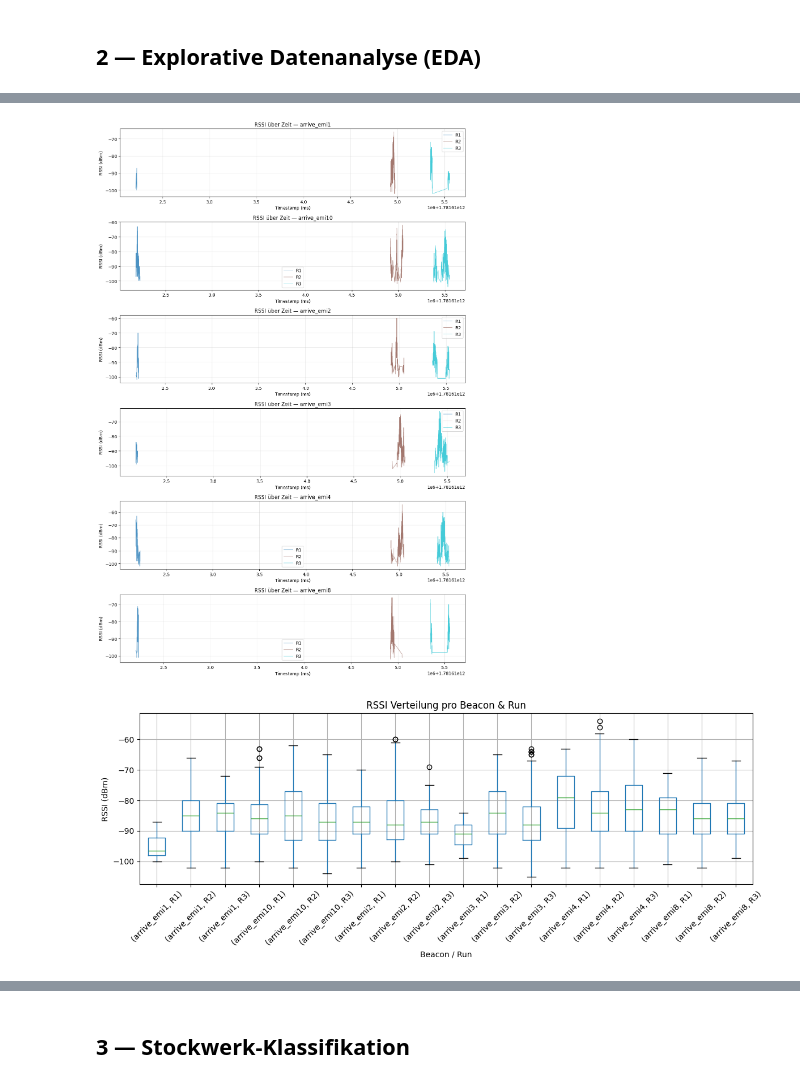
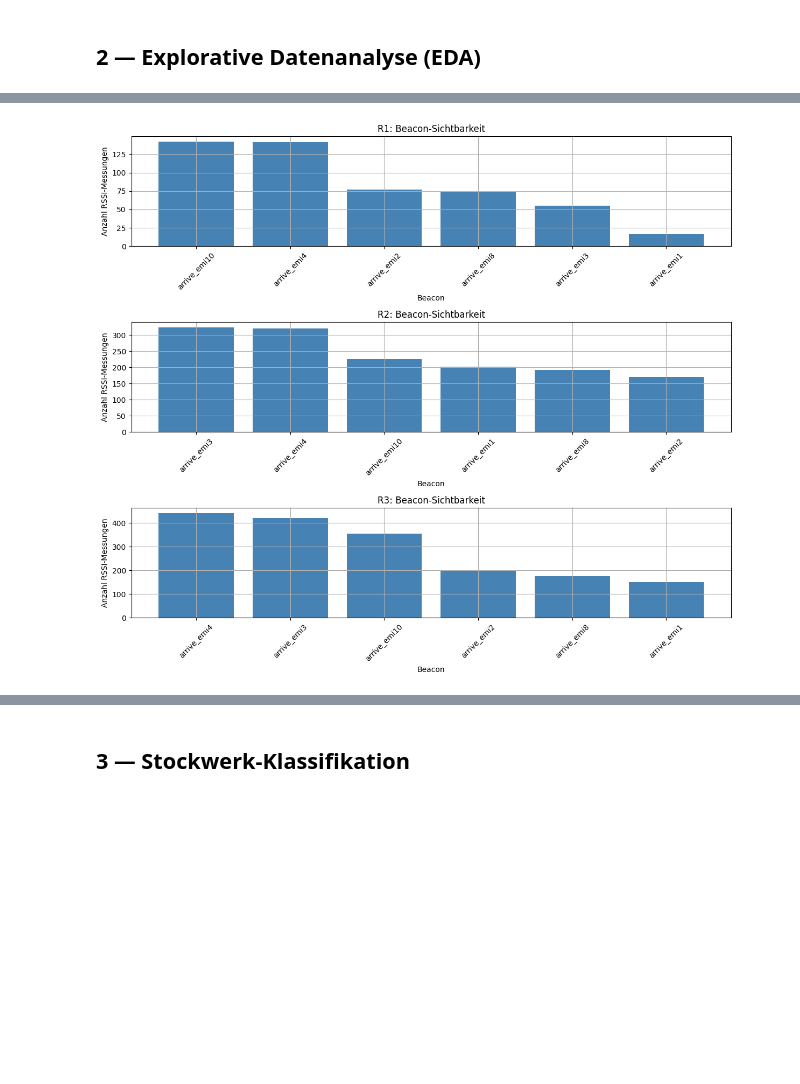
Before and after one commit to M4ngo404/embedded_intelligence, a Jupyter notebook: notebooks/rssi_position_analysis.ipynb, the cells around one changed output, grey strips where cells are left out. Cells and saved outputs as stored; diff of their text form; code cells hidden in the pictures; blank space fills up the shorter version.

```diff
--- a/notebooks/rssi_position_analysis.ipynb
+++ b/notebooks/rssi_position_analysis.ipynb
@@ -113,34 +97,34 @@ max    3772.000000  1.781616e+12   -54.000000
-# %%
-beacons_list = sorted(rssi_df['beacon_name'].unique())
-runs_list    = sorted(rssi_df['run_id'].unique())
-colors       = cm.tab10(np.linspace(0, 1, len(runs_list)))
-
-fig, axes = plt.subplots(len(beacons_list), 1, figsize=(12, 3 * len(beacons_list)), squeeze=False)
-
-for i, beacon in enumerate(beacons_list):
-    ax = axes[i, 0]
-    for run, col in zip(runs_list, colors):
-        subset = rssi_df[(rssi_df['beacon_name'] == beacon) & (rssi_df['run_id'] == run)]
-        if len(subset) > 1:
-            subset = subset.sort_values('timestamp_ms')
-            ax.plot(subset['timestamp_ms'], subset['rssi'], label=run, color=col, alpha=0.8, linewidth=0.8)
-    ax.set_title(f'RSSI über Zeit — {beacon}')
-    ax.set_xlabel('Timestamp (ms)'); ax.set_ylabel('RSSI (dBm)')
-    ax.legend(); ax.grid(True, alpha=0.3)
-
-plt.tight_layout()
-#plt.savefig('rssi_over_time.png', dpi=120)
-plt.show()
-# %% [output]
-[figure, removed]
-# %%
-fig, ax = plt.subplots(figsize=(12, 5))
-rssi_df.boxplot(column='rssi', by=['beacon_name', 'run_id'], ax=ax, rot=45)
-ax.set_title('RSSI Verteilung pro Beacon & Run')
-ax.set_xlabel('Beacon / Run'); ax.set_ylabel('RSSI (dBm)')
-plt.suptitle('')
-plt.tight_layout()
-#plt.savefig('rssi_boxplot.png', dpi=120)
-plt.show()
-# %% [output]
-[figure, removed]
+# %%
+visibility = (
+    rssi_df.groupby(["run_id", "beacon_name"])
+    .size()
+    .reset_index(name="n_measurements")
+)
+
+fig, axes = plt.subplots(
+    len(RUN_IDS),
+    1,
+    figsize=(12, 3.5 * len(RUN_IDS)),
+    sharex=False,
+)
+
+for ax, run_id in zip(axes, RUN_IDS):
+    run_visibility = (
+        visibility[visibility["run_id"] == run_id]
+        .sort_values("n_measurements", ascending=False)
+    )
+
+    ax.bar(
+        run_visibility["beacon_name"],
+        run_visibility["n_measurements"],
+        color="steelblue",
+    )
+    ax.set_title(f"{run_id}: Beacon-Sichtbarkeit")
+    ax.set_xlabel("Beacon")
+    ax.set_ylabel("Anzahl RSSI-Messungen")
+    ax.tick_params(axis="x", rotation=45)
+
+plt.tight_layout()
+plt.show()
+# %% [output]
+[figure, added]
```
Also changed, not shown: parts of 17 cells of this notebook, 2 other files.
